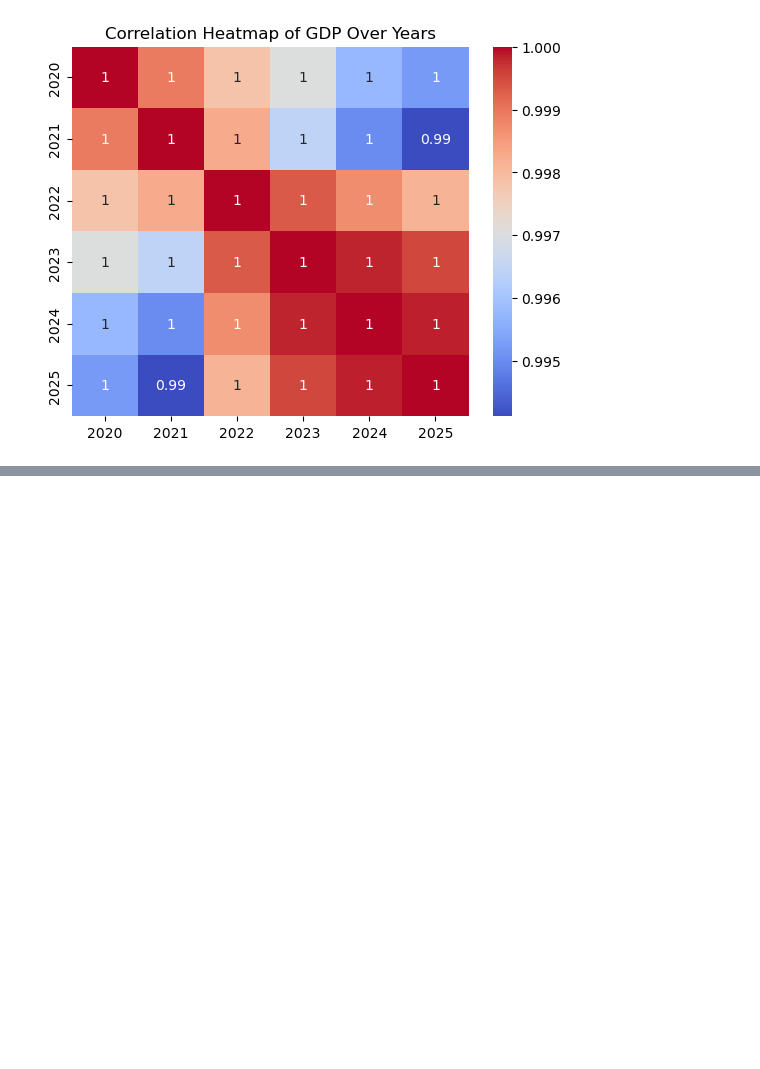
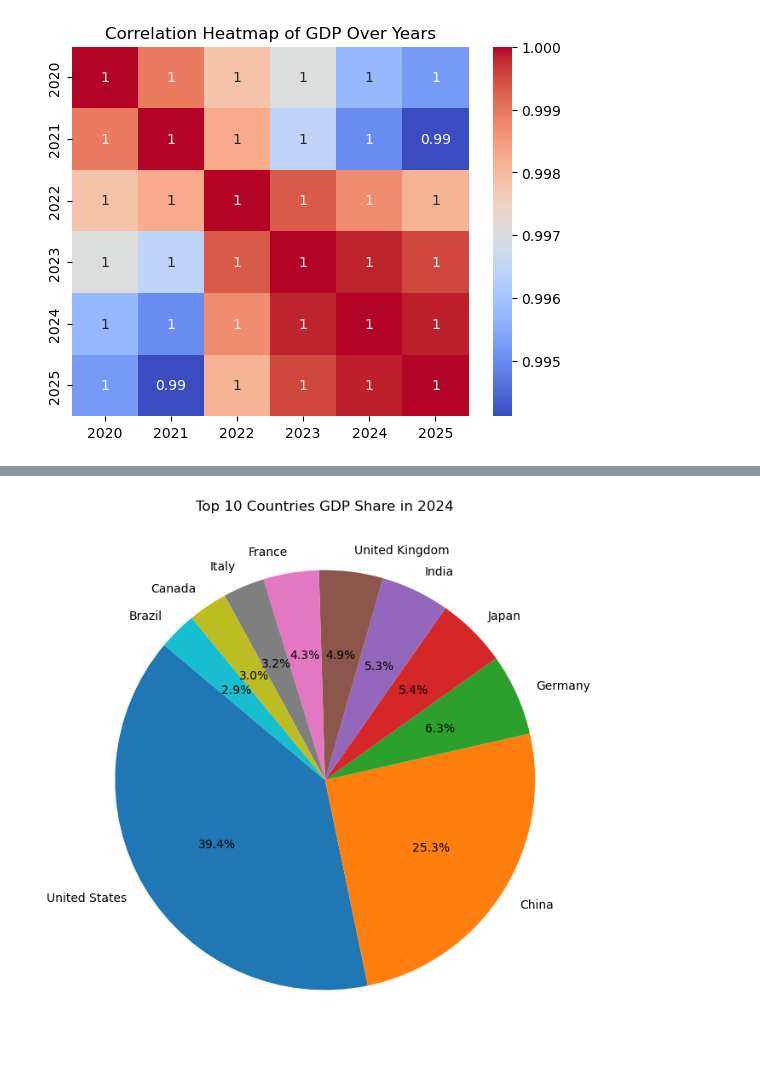
Before and after one commit to RushikeshYeole24/GDP_Data_Analysis, a Jupyter notebook: Data_Wrangling.ipynb, the cells around one changed output, grey strips where cells are left out. Drawn from its saved outputs; the diff is of its cells as text; code cells hidden in the pictures; blank space fills up the shorter version.

```diff
--- a/Data_Wrangling.ipynb
+++ b/Data_Wrangling.ipynb
@@ -108,0 +197,7 @@ plt.show()
+# %%
+plt.figure(figsize=(8,8))
+plt.pie(top_10["2024"], labels=top_10["Country"], autopct="%1.1f%%", startangle=140)
+plt.title("Top 10 Countries GDP Share in 2024")
+plt.show()
+# %% [output]
+[figure, added]
```
Also changed, not shown: parts of 13 cells of this notebook.
